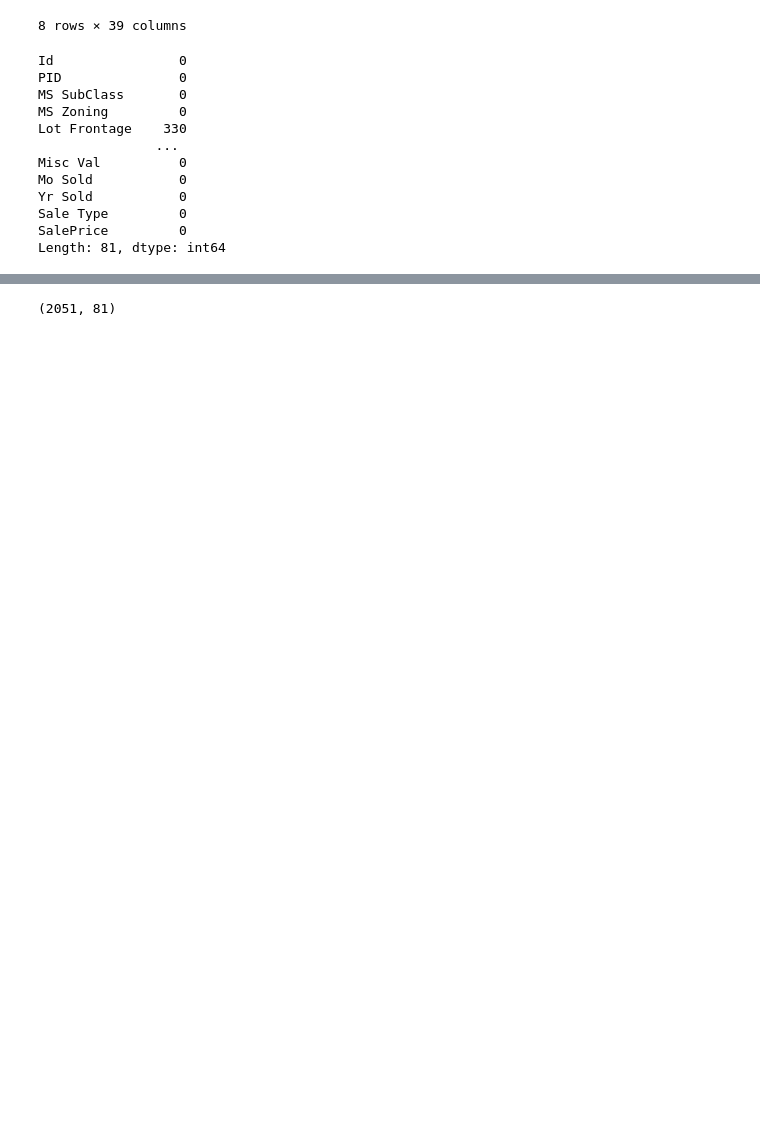
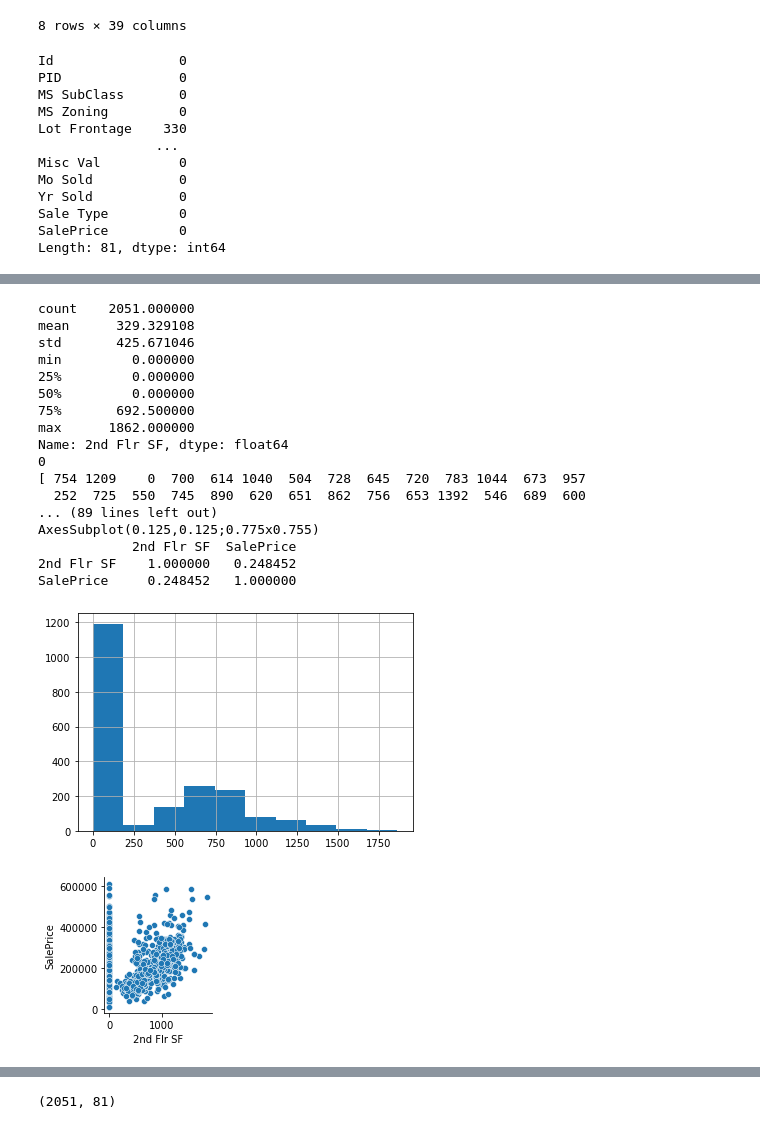
Before and after one commit to vivekbavda/Fair-Housing-Sale-Prices, a Jupyter notebook: VivekBavdaProject2AmesHousingAnalysis.ipynb, the cells around one changed output, grey strips where cells are left out. Saved outputs shown, nothing was run; the diff lists cells and outputs as text; code cells hidden in the pictures; blank space fills up the shorter version.

```diff
--- a/VivekBavdaProject2AmesHousingAnalysis.ipynb
+++ b/VivekBavdaProject2AmesHousingAnalysis.ipynb
@@ -129,0 +176,24 @@ Length: 81, dtype: object
+# %%
+#no nulls--there are 0s-probably ranches. This was combined with 1st floor sq feet /
+#for 'square_feet'
+datacleaning('2nd Flr SF')
+# %% [output]
+count    2051.000000
+mean      329.329108
+std       425.671046
+min         0.000000
+25%         0.000000
+50%         0.000000
+75%       692.500000
+max      1862.000000
+Name: 2nd Flr SF, dtype: float64
+0
+[ 754 1209    0  700  614 1040  504  728  645  720  783 1044  673  957
+  252  725  550  745  890  620  651  862  756  653 1392  546  689  600
+... (89 lines left out)
+AxesSubplot(0.125,0.125;0.775x0.755)
+            2nd Flr SF  SalePrice
+2nd Flr SF    1.000000   0.248452
+SalePrice     0.248452   1.000000
+[figure, added]
+[figure, added]
```
Also changed, not shown: parts of 33 cells of this notebook.
